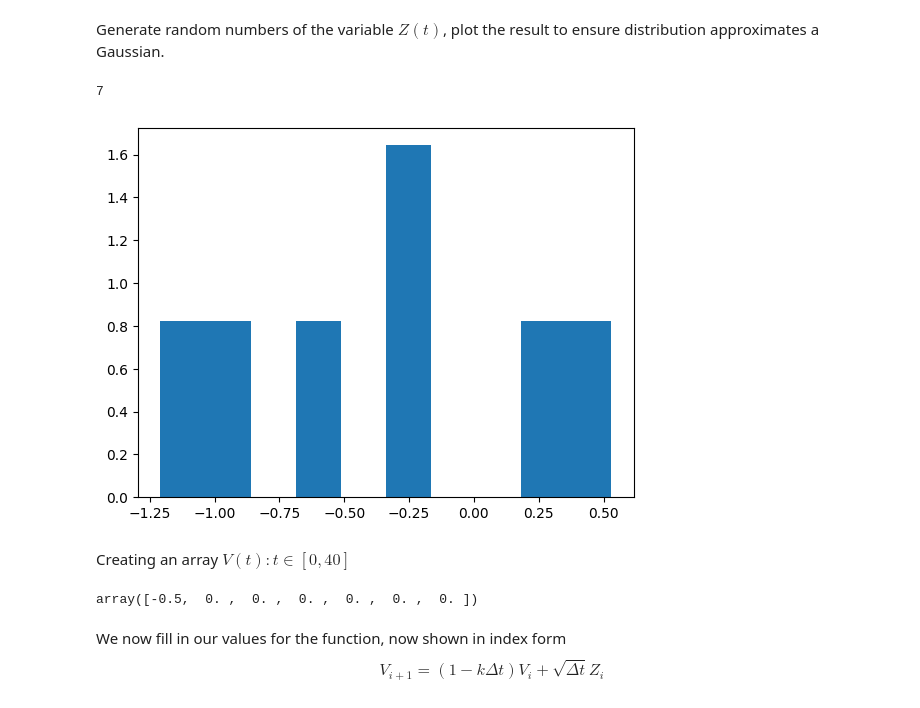
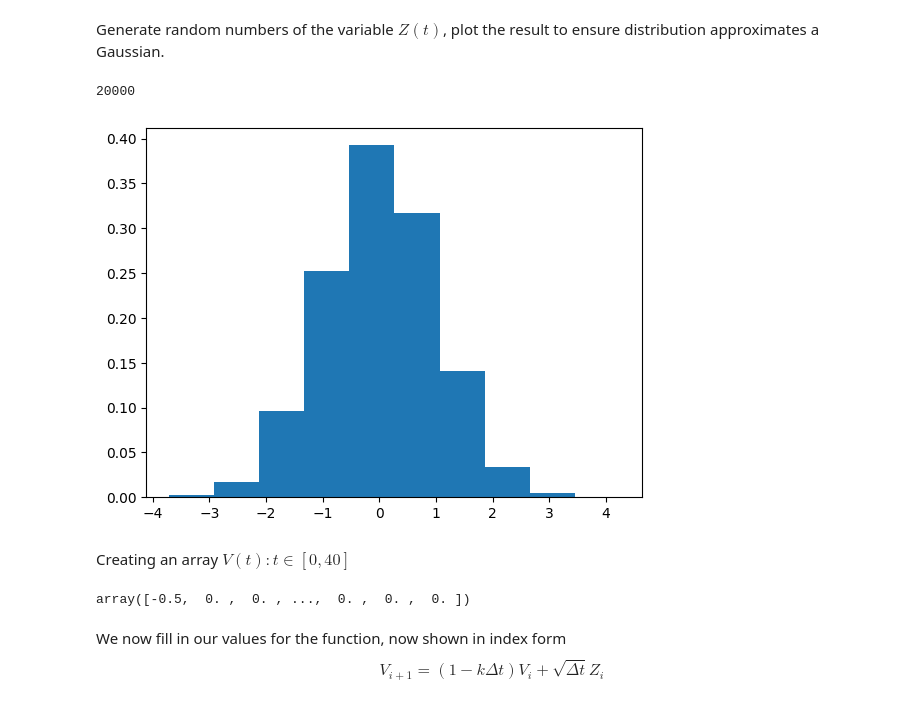
Before and after one commit to nashgabs/scaling-lamp, a Jupyter notebook: notebooks/sem_B.short_test3.ipynb, the cells around one changed output. Cells and saved outputs as stored; diff of their text form; code cells hidden in the pictures.

```diff
--- a/notebooks/sem_B.short_test3.ipynb
+++ b/notebooks/sem_B.short_test3.ipynb
@@ -22,18 +22,18 @@ from jupyterplot import ProgressPlot
 '''PARAMS'''
 %matplotlib inline
 np.set_printoptions(precision=2)
-time, tstep = 7, 1
+time, tstep = 100, 0.005
 mu, sigma = 0, 1
 k=3
 # %% [markdown]
 Generate random numbers of the variable $Z(t)$, plot the result to ensure distribution approximates a Gaussian.
 # %%
-Z = np.random.normal(mu, sigma, 7)
-plt.hist(Z, 10, density=True)
+Z = np.random.normal(mu, sigma, round(time/tstep))
+plt.hist(Z, density=True)
 len(Z)
 # %% [output]
-7
+20000
-[figure, old version]
+[figure, new version]
 # %% [markdown]
 Creating an array $V(t): t\in [0,40]$
 # %%
@@ -41,7 +41,7 @@ V = np.zeros(round(time/tstep))
 V[0] = -0.5
 V
 # %% [output]
-array([-0.5,  0. ,  0. ,  0. ,  0. ,  0. ,  0. ])
+array([-0.5,  0. ,  0. , ...,  0. ,  0. ,  0. ])
 # %% [markdown]
 We now fill in our values for the function, now shown in index form
 $$
```
Also changed, not shown: parts of 7 cells of this notebook.
